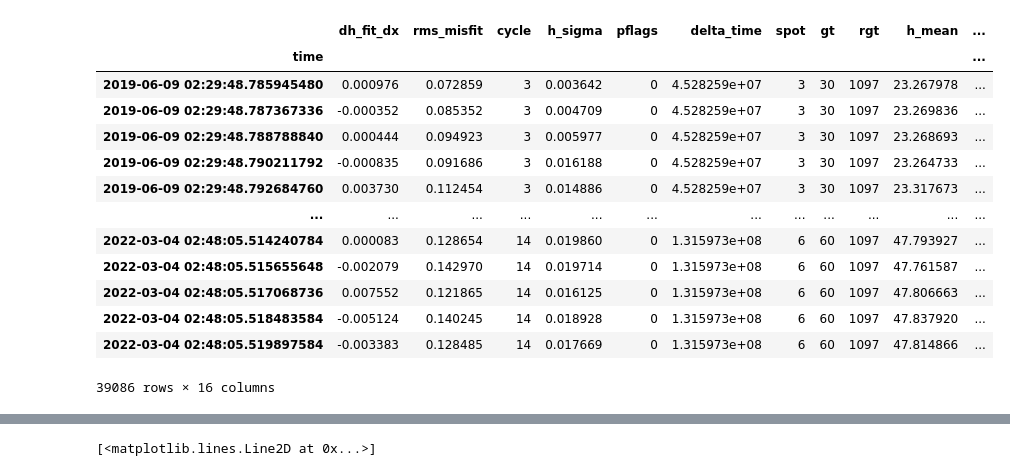
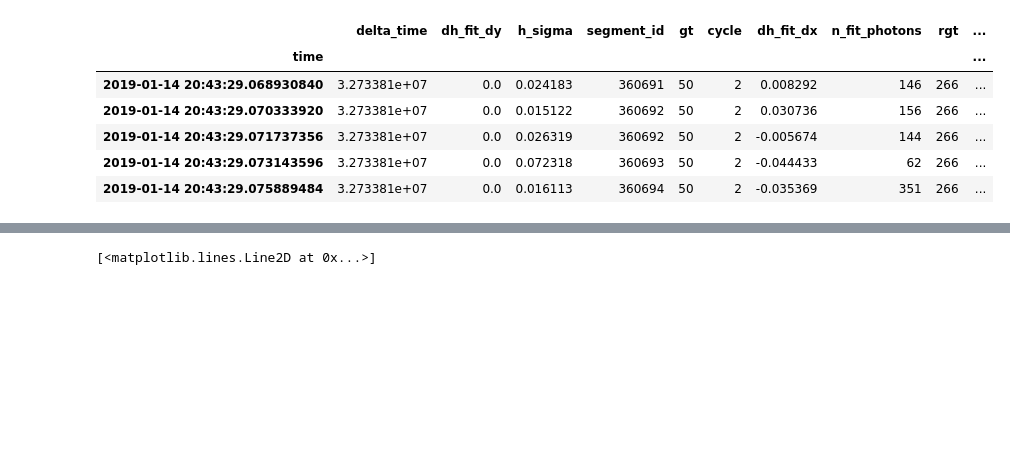
Before and after one commit to zachghiaccio/icesat2-snowex, a Jupyter notebook: sliderule_query.ipynb, the cells around one changed output, grey strips where cells are left out. Cells and saved outputs as stored; diff of their text form; code cells hidden in the pictures; blank space fills up the shorter version.

```diff
--- a/sliderule_query.ipynb
+++ b/sliderule_query.ipynb
@@ -20,7 +26,7 @@ icesat2.init("slideruleearth.io", verbose=False)
 # CPCRW = Caribou/Poker Creek
 # CFFL = Creamer's Field/Farmer's Loop
 # BCEF = Bonanza Creek
-field_id = 'acp'
+field_id = 'cffl'
 
 if field_id == 'cpcrw':
     # Caribou/Poker Creek, AK
@@ -55,5 +63,19 @@ else:
 # %%
-# Build a request with the specified parameters
+# Build first request with the specified parameters
+parms = {
+    "poly": region,
+    "srt": icesat2.SRT_LAND,
+    "cnf": icesat2.CNF_SURFACE_LOW,
+    "ats": 5.0,
+    "len": 20.0,
+    "res": 10.0,
+    "maxi": 5
+}
+
+# Request ATL06 Data (first request)
+df = icesat2.atl06p(parms, "nsidc-s3")
+
+# Build second request
 parms = {
     "poly": region,
     "srt": icesat2.SRT_LAND,
@@ -65,8 +87,7 @@ parms = {
     "maxi": 5
 }
 
-# Request ATL06 Data
-df = icesat2.atl06p(parms, "nsidc-s3")
+df2 = icesat2.atl06p(parms, "nsidc-s3")
 # %%
 df.head()
 # %% [output]
@@ -115,21 +152,15 @@ plt.tight_layout()
 # %%
 # Set up a dataframe that is only applicable for an RGT of interest
-rgt = 1097
+rgt = 266
 rgt_pd = df[df['rgt']==rgt]
+rgt_pd2 = df2[df2['rgt']==rgt]
 
-rgt_pd
+rgt_pd.head()
 # %% [output]
-|  | dh_fit_dx | rms_misfit | cycle | h_sigma | pflags | delta_time | spot | gt | rgt | h_mean | ... |
-| time |  |  |  |  |  |  |  |  |  |  | ... |
-| 2019-06-09 02:29:48.785945480 | 0.000976 | 0.072859 | 3 | 0.003642 | 0 | 4.528259e+07 | 3 | 30 | 1097 | 23.267978 | ... |
-| 2019-06-09 02:29:48.787367336 | -0.000352 | 0.085352 | 3 | 0.004709 | 0 | 4.528259e+07 | 3 | 30 | 1097 | 23.269836 | ... |
-| 2019-06-09 02:29:48.788788840 | 0.000444 | 0.094923 | 3 | 0.005977 | 0 | 4.528259e+07 | 3 | 30 | 1097 | 23.268693 | ... |
-| 2019-06-09 02:29:48.790211792 | -0.000835 | 0.091686 | 3 | 0.016188 | 0 | 4.528259e+07 | 3 | 30 | 1097 | 23.264733 | ... |
-| 2019-06-09 02:29:48.792684760 | 0.003730 | 0.112454 | 3 | 0.014886 | 0 | 4.528259e+07 | 3 | 30 | 1097 | 23.317673 | ... |
-| ... | ... | ... | ... | ... | ... | ... | ... | ... | ... | ... | ... |
-| 2022-03-04 02:48:05.514240784 | 0.000083 | 0.128654 | 14 | 0.019860 | 0 | 1.315973e+08 | 6 | 60 | 1097 | 47.793927 | ... |
-| 2022-03-04 02:48:05.515655648 | -0.002079 | 0.142970 | 14 | 0.019714 | 0 | 1.315973e+08 | 6 | 60 | 1097 | 47.761587 | ... |
-| 2022-03-04 02:48:05.517068736 | 0.007552 | 0.121865 | 14 | 0.016125 | 0 | 1.315973e+08 | 6 | 60 | 1097 | 47.806663 | ... |
-| 2022-03-04 02:48:05.518483584 | -0.005124 | 0.140245 | 14 | 0.018928 | 0 | 1.315973e+08 | 6 | 60 | 1097 | 47.837920 | ... |
-| 2022-03-04 02:48:05.519897584 | -0.003383 | 0.128485 | 14 | 0.017669 | 0 | 1.315973e+08 | 6 | 60 | 1097 | 47.814866 | ... |
+|  | delta_time | dh_fit_dy | h_sigma | segment_id | gt | cycle | dh_fit_dx | n_fit_photons | rgt | ... |
+| time |  |  |  |  |  |  |  |  |  | ... |
+| 2019-01-14 20:43:29.068930840 | 3.273381e+07 | 0.0 | 0.024183 | 360691 | 50 | 2 | 0.008292 | 146 | 266 | ... |
+| 2019-01-14 20:43:29.070333920 | 3.273381e+07 | 0.0 | 0.015122 | 360692 | 50 | 2 | 0.030736 | 156 | 266 | ... |
+| 2019-01-14 20:43:29.071737356 | 3.273381e+07 | 0.0 | 0.026319 | 360692 | 50 | 2 | -0.005674 | 144 | 266 | ... |
+| 2019-01-14 20:43:29.073143596 | 3.273381e+07 | 0.0 | 0.072318 | 360693 | 50 | 2 | -0.044433 | 62 | 266 | ... |
+| 2019-01-14 20:43:29.075889484 | 3.273381e+07 | 0.0 | 0.016113 | 360694 | 50 | 2 | -0.035369 | 351 | 266 | ... |
-39086 rows × 16 columns
```
Also changed, not shown: parts of 11 cells of this notebook.
